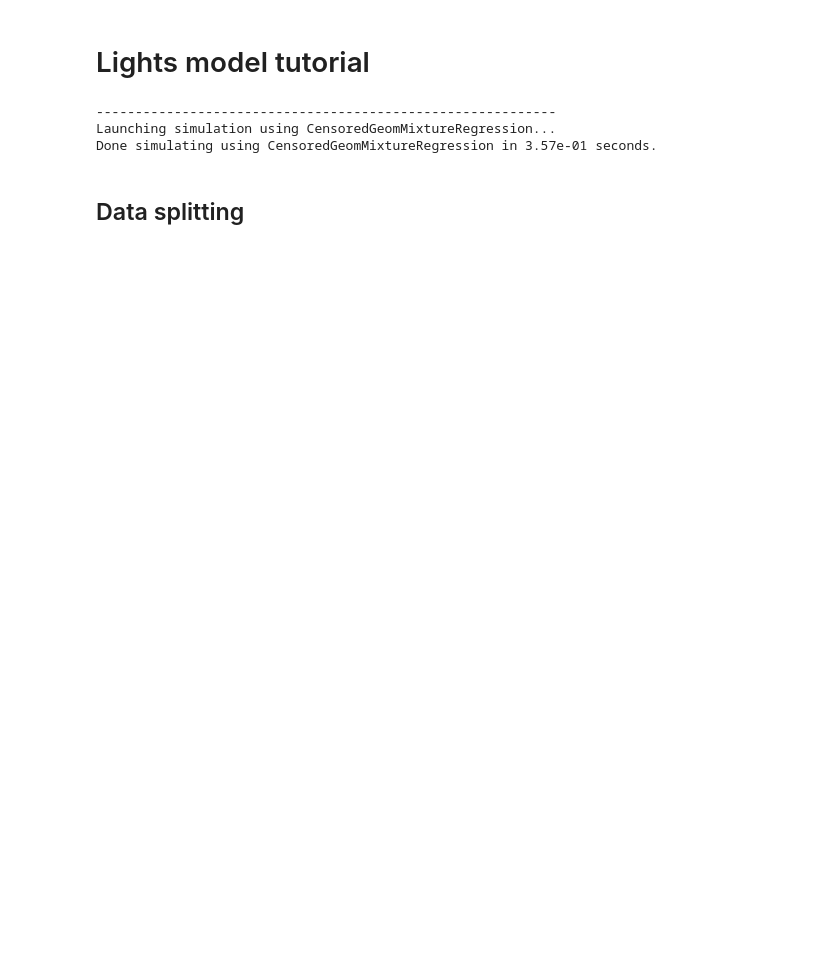
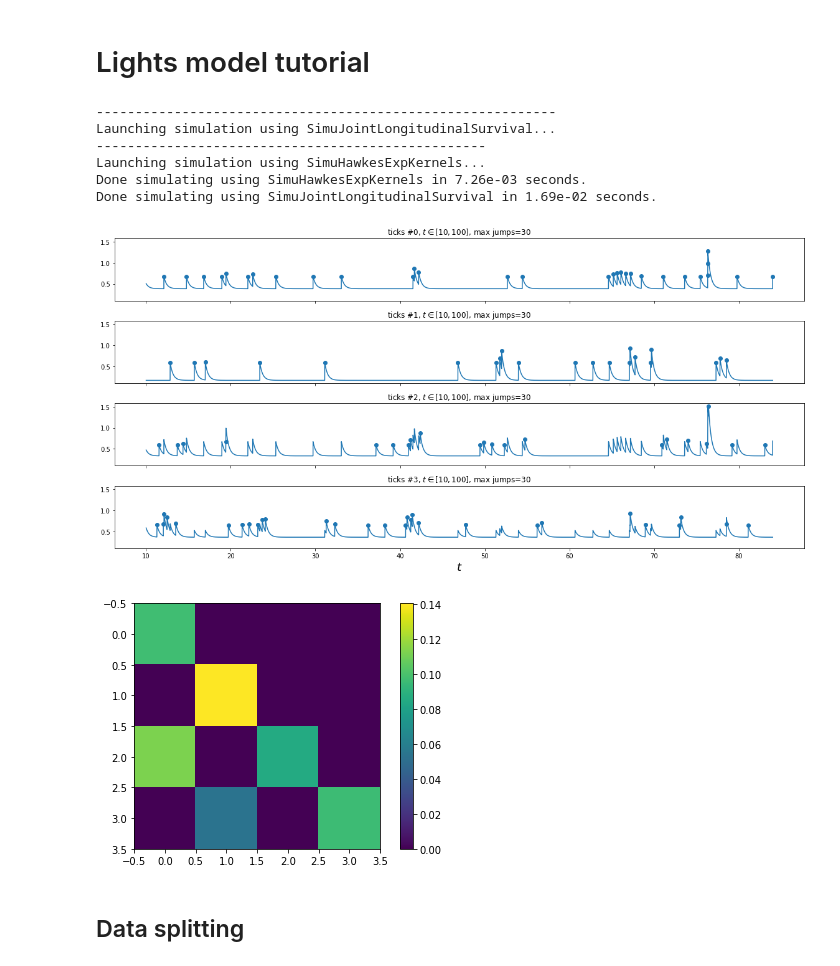
Before and after one commit to Califrais/flash, a Jupyter notebook: Lights tutorial.ipynb, the cells around one changed output. Saved outputs shown, nothing was run; the diff lists cells and outputs as text; code cells hidden in the pictures; blank space fills up the shorter version.

Commit message:
measurement times simulation using Hawkes processes ready

```diff
--- a/Lights tutorial.ipynb
+++ b/Lights tutorial.ipynb
@@ -13,21 +12,29 @@ rc('text', usetex=True)
-# %%
-## Choose parameters ##
-n_samples = 1000          # number of patients
-n_features = 100          # number of features
-n_active_features = 30    # number of active features
-K = 1.                    # value of the active coefficients
-gap = .1                  # gap value to create high/low risk groups in time-independent features
-rho = 0.5                 # coefficient of the toeplitz correlation matrix
-r_c = 0.5                 # censoring rate
-pi0 = 0.75                # proportion of desired low risk patients rate
-verbose = True            # verbose mode to detail or not ongoing tasks
-
-simu = SimuJointLongitudinalSurvival()
-X, Y, delta = simu.simulate()
-# %% [output]
------------------------------------------------------------
-Launching simulation using CensoredGeomMixtureRegression...
-Done simulating using CensoredGeomMixtureRegression in 3.57e-01 seconds.
+# %%
+# Generate data
+n_long_features = 4
+simu = SimuJointLongitudinalSurvival(n_long_features=n_long_features, seed = 123)
+simu.simulate()
+
+hawkes = simu.hawkes
+adjacency = hawkes.adjacency
+
+fig, ax = plt.subplots(n_long_features, 1, figsize=(16, 8), sharex=True, sharey=True)
+plot_point_process(hawkes, n_points=50000, t_min=10, max_jumps=30, ax=ax)
+fig.tight_layout()
+
+plt.figure()
+plt.imshow(adjacency)
+plt.colorbar()
+plt.tight_layout()
+# %% [output]
+-----------------------------------------------------------
+Launching simulation using SimuJointLongitudinalSurvival...
+--------------------------------------------------
+Launching simulation using SimuHawkesExpKernels...
+Done simulating using SimuHawkesExpKernels in 7.26e-03 seconds.
+Done simulating using SimuJointLongitudinalSurvival in 1.69e-02 seconds.
+[figure, added]
+[figure, added]
 # %% [markdown]
 ## Data splitting
 # %%
```
Also changed, not shown: parts of 7 cells of this notebook, 2 other files.
